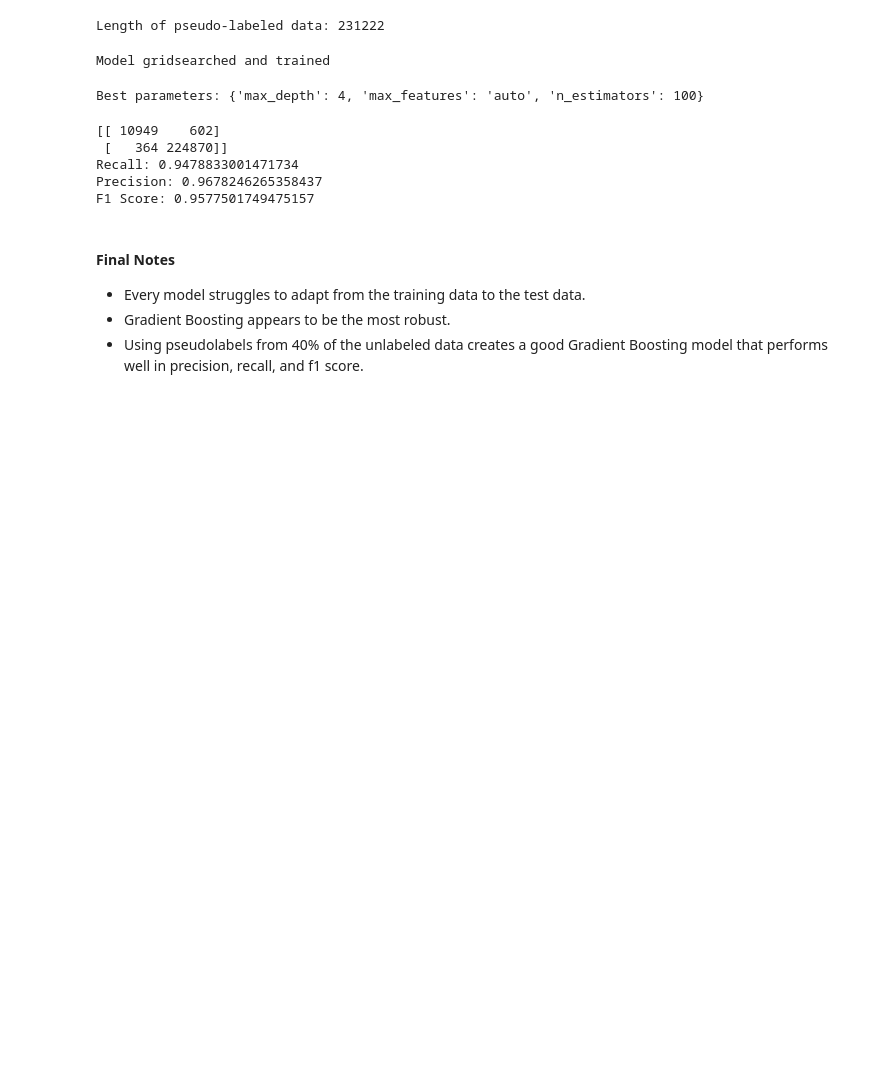
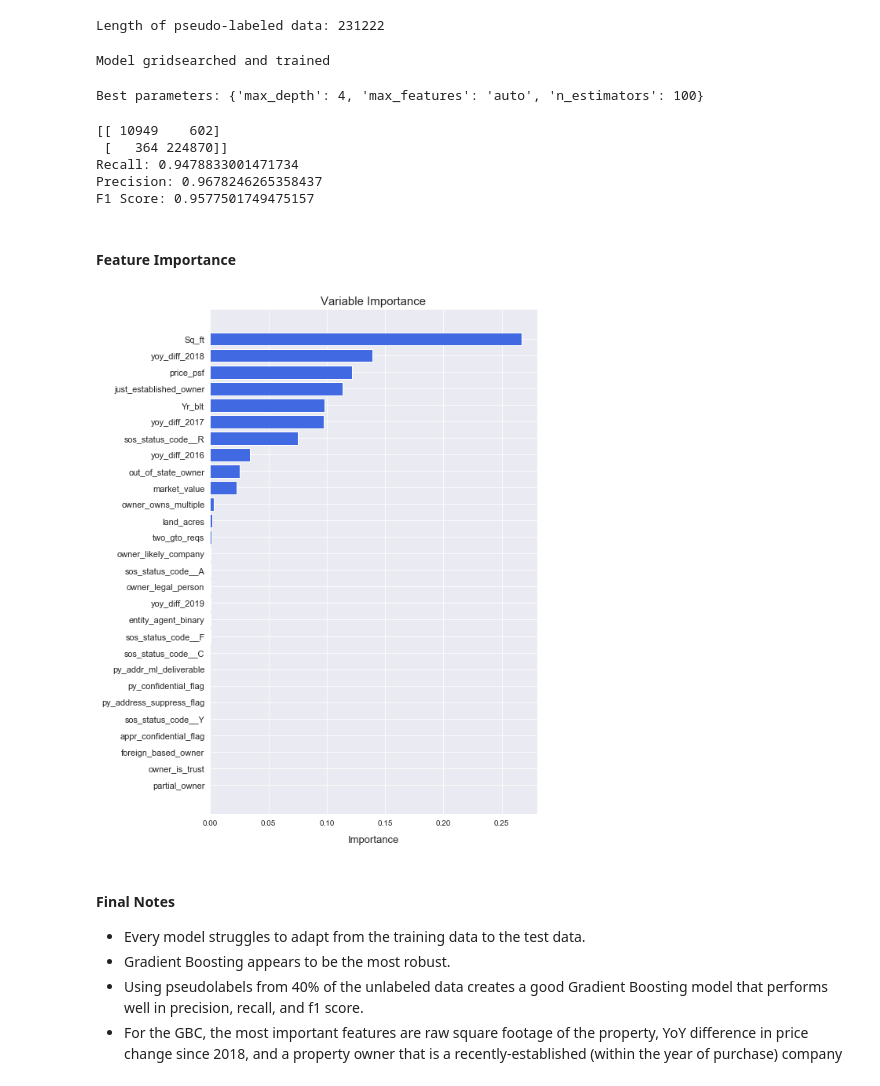
Before and after one commit to mpky/property_project, a Jupyter notebook: notebooks/semisupervised_pseudolabeling.ipynb, the cells around one changed output. Drawn from its saved outputs; the diff is of its cells as text; code cells hidden in the pictures; blank space fills up the shorter version.

Commit message:
Add feature importance plot; include writeup of results in README

```diff
--- a/notebooks/semisupervised_pseudolabeling.ipynb
+++ b/notebooks/semisupervised_pseudolabeling.ipynb
@@ -7,6 +7,8 @@ import numpy as np
 import pandas as pd
 import matplotlib.pyplot as plt
 %matplotlib inline
+from matplotlib import rcParams
+rcParams.update({'figure.autolayout': True})
 import seaborn as sns
 sns.set_style('darkgrid')
 import warnings
@@ -181,9 +183,31 @@ F1 Score: 0.9577501749475157
 # %%
 # Save the model
 # dump(gbc_gs, '../models/gbc_gs.joblib')
+# %% [markdown]
+#### Feature Importance
+# %%
+# Grab features, sort by index
+feature_importance = gbc_gs.best_estimator_.feature_importances_
+sorted_idx = np.argsort(feature_importance)
+features = X_aug.columns
+# %%
+# Plot
+plt.figure(figsize=(8,10))
+pos = np.arange(sorted_idx.shape[0]) + .5
+
+plt.barh(pos, feature_importance[sorted_idx],color='royalblue')
+plt.yticks(pos, features[sorted_idx],fontsize=11)
+plt.xlabel('Importance',labelpad=10,fontsize=13)
+plt.title('Variable Importance',fontsize=15)
+# plt.savefig('../data/figures/gbc_variable_importance.png')
+plt.tight_layout()
+plt.show()
+# %% [output]
+[figure, added]
 # %% [markdown]
 #### Final Notes
 
 - Every model struggles to adapt from the training data to the test data.
 - Gradient Boosting appears to be the most robust.
 - Using pseudolabels from 40% of the unlabeled data creates a good Gradient Boosting model that performs well in precision, recall, and f1 score.
+- For the GBC, the most important features are raw square footage of the property, YoY difference in price change since 2018, and a property owner that is a recently-established (within the year of purchase) company
```
Also changed, not shown: parts of 1 cell of this notebook, 2 other files.
